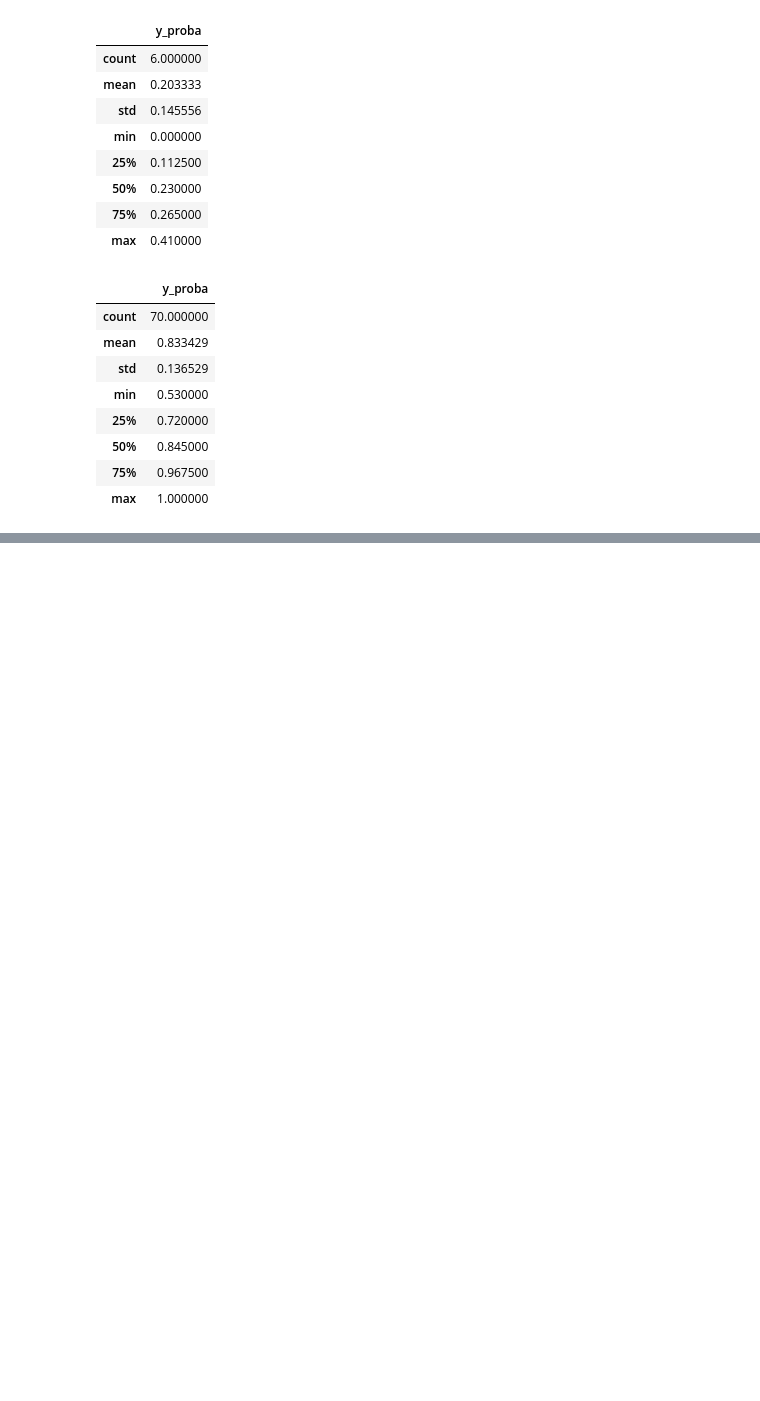
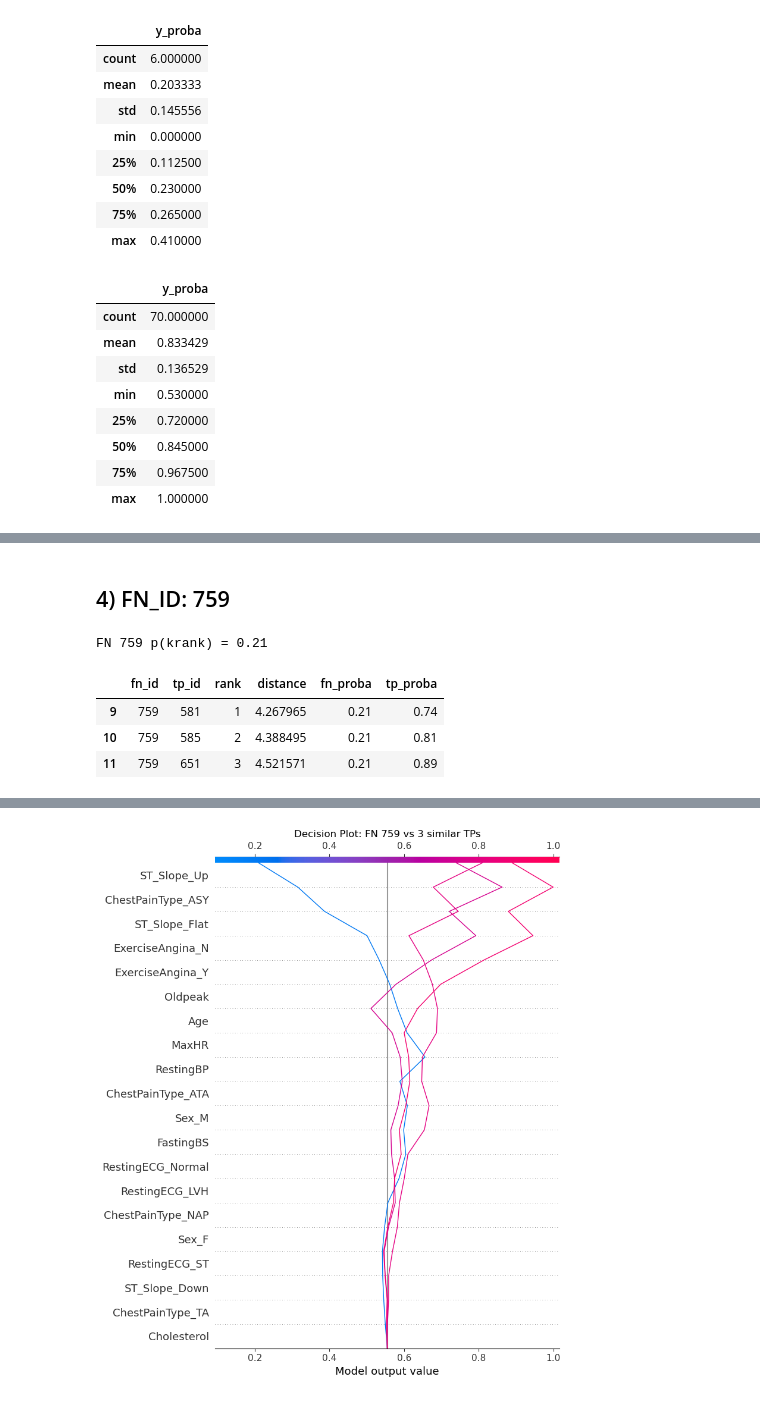
Before and after one commit to okayh14/XAI_Heart_Disease, a Jupyter notebook: XAI_Model-Copy1.ipynb, the cells around one changed output, grey strips where cells are left out. Drawn from its saved outputs; the diff is of its cells as text; code cells hidden in the pictures; blank space fills up the shorter version.

```diff
--- a/XAI_Model-Copy1.ipynb
+++ b/XAI_Model-Copy1.ipynb
@@ -1202,0 +1484,20 @@ Matches for this fn_id: 3
+# %% [markdown]
+## 4) FN_ID: 759
+# %%
+fn_id = 759
+
+# 1) Tabelle (Top-8 Features nach |FN_SHAP|)
+waterfall_table, matches2 = make_waterfall_compare_table(fn_id, top_n=8, k=3)
+
+print(f"FN {fn_id} p(krank) =", float(fn_cases.loc[fn_id, "y_proba"]))
+display(matches2)          # oder display(matches2[["fn_id","tp_id","rank","distance","tp_proba"]]) etc.
+display(waterfall_table)   # Tabelle zuerst
+
+# 2) Decision Plot (danach)
+matches = plot_decision_for_fn_group(fn_id, k=3)
+# %% [output]
+FN 759 p(krank) = 0.21
+|  | fn_id | tp_id | rank | distance | fn_proba | tp_proba |
+| 9 | 759 | 581 | 1 | 4.267965 | 0.21 | 0.74 |
+| 10 | 759 | 585 | 2 | 4.388495 | 0.21 | 0.81 |
+| 11 | 759 | 651 | 3 | 4.521571 | 0.21 | 0.89 |
@@ -1202,0 +1513 @@ Matches for this fn_id: 3
+[figure, added]
```
Also changed, not shown: parts of 23 cells of this notebook.
